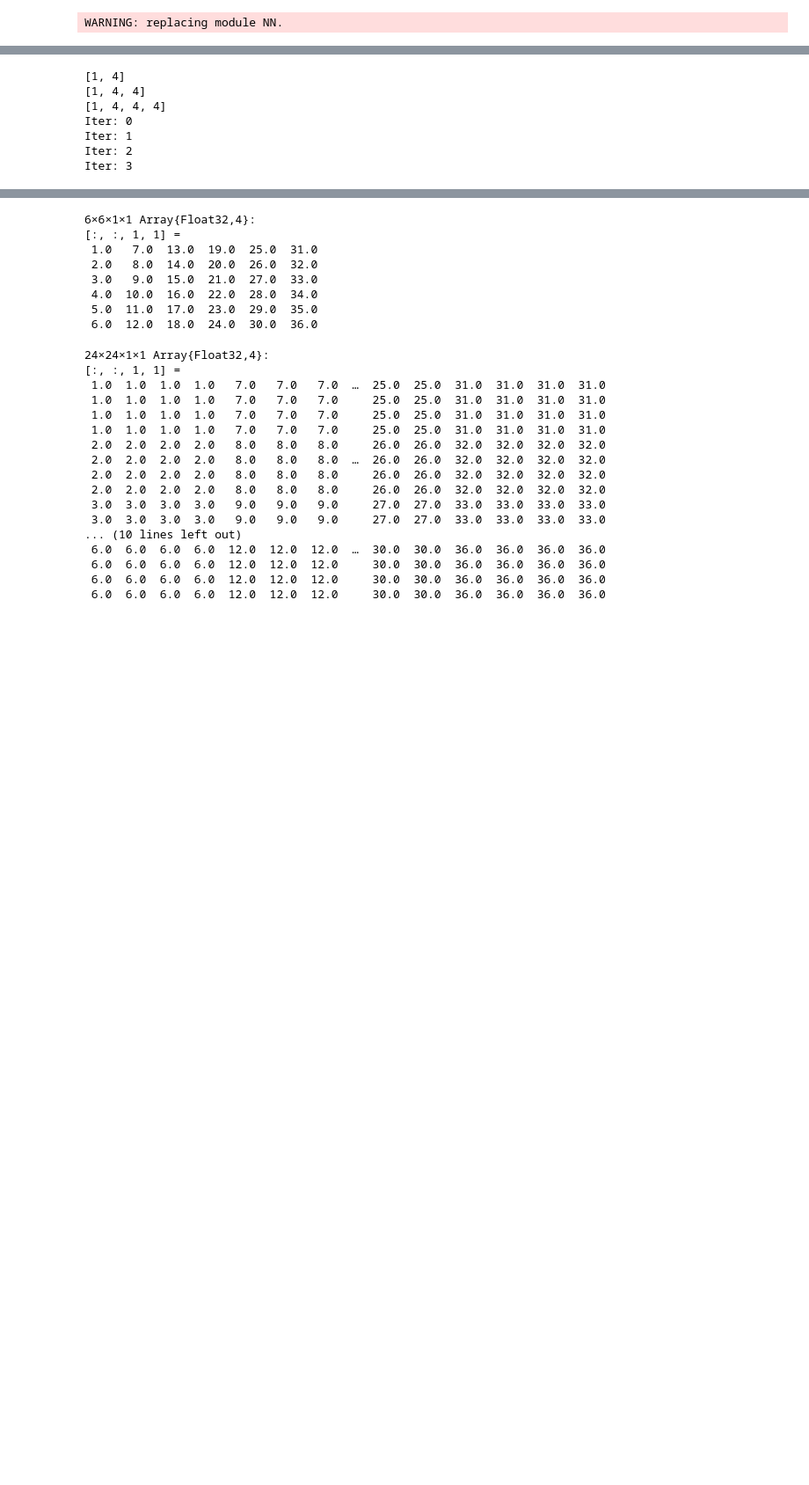
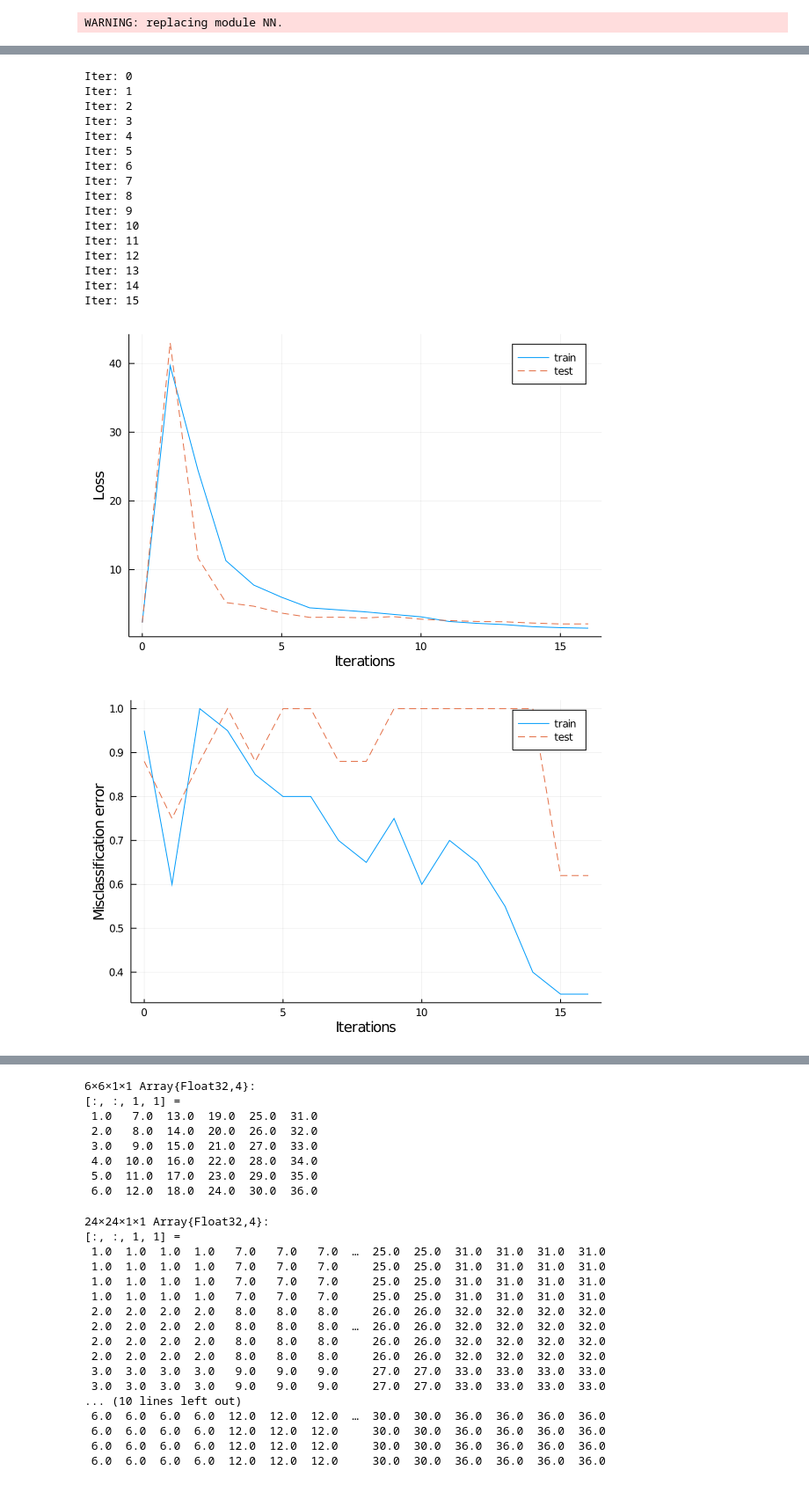
Before and after one commit to bcsefercik/yolo-julia, a Jupyter notebook: layer_test.ipynb, the cells around one changed output, grey strips where cells are left out. Shown: that part at 88% size. Cells and saved outputs as stored; diff of their text form; code cells hidden in the pictures; blank space fills up the shorter version.

Commit message:
darknet done

```diff
--- a/layer_test.ipynb
+++ b/layer_test.ipynb
@@ -167,0 +210,9 @@ end
+# %%
+size(xtrn)
+# darknet(xtst[:, :, :, 1:10]; verbose=true)
+
+model = NN.Chain(
+    darknet,
+    NN.Dense(587520,10,identity)
+)
+# x = model(xtst[:, :, :, 1:4])
@@ -197,48 +250,62 @@ train! (generic function with 5 methods)
 Random.seed!(13)
 
 model = NN.Chain(
-    NN.Conv2d(1, 3, 5),
+    NN.Conv2d(1, 1, 5),
     NN.LeakyReLU(),
     NN.Upsample2d(2),
-    NN.Dense(6912,10,identity),
+    NN.Dense(2888000,10,identity),
 )
 
 
+# model = NN.Chain(
+#     darknet,
+#     NN.Dense(587520,10,identity)
+# )
 
-mdefs = parse_model_cfg("dummy.cfg")
-layers, routes = create_modules(mdefs, 416)
-model = NN.Chain(
-    layers[1],
-    layers[2],
-    layers[3],
-    NN.Dense(12544,10,identity),
-)
+xtrn, ytrn = MNIST.traindata(Float32); ytrn[ytrn.==0] .= 10;
+xtst, ytst = MNIST.testdata(Float32);  ytst[ytst.==0] .= 10;
+xtrn = reshape(xtrn, (28, 28, 1, :))
+xtrn = xtrn[:,:,:,1:20]
+xtrn = unpool(xtrn; stride=14)
+xtst = reshape(xtst, (28, 28, 1, :))
+xtst = xtst[:,:,:,1:8]
+xtst = unpool(xtst; stride=14)
+dtrn = minibatch(xtrn, ytrn[1:20], 4; xsize = (380,380,1,:), xtype=Knet.atype(), shuffle=true);
+dtst = minibatch(xtst, ytst[1:8], 4; xsize = (380,380,1,:), xtype=Knet.atype());
 
-# Minibatches
-dtrn = minibatch(xtrn, ytrn, 200; xsize = (28,28,1,:), xtype=Knet.atype(), shuffle=true);
-dtst = minibatch(xtst, ytst, 200; xsize = (28,28,1,:), xtype=Knet.atype());
 
 iters, trnloss, trnacc, tstloss, tstacc = train!(
     model, dtrn, dtst;
     period=1, iters=16, lr=0.15, optimizer=sgd!);
 
 # @time train!(
 #     model, dtrn, dtst;
 #     period=1, iters=10, lr=0.15, optimizer=sgd!);
 
 println("Train loss: $(round(trnloss[end], digits=2)), Best train accuracy: $(ceil(maximum(trnacc), digits=2))")
 println("Test loss: $(round(tstloss[end], digits=2)), Best test accuracy: $(ceil(maximum(tstacc), digits=2))")
 
 plot(iters, trnloss, label="train", xlabel="Iterations", ylabel="Loss")
 display(plot!(iters, tstloss, label="test"))
 
 plot(iters, round.(1 .- trnacc, digits=2), label="train", xlabel="Iterations", ylabel="Misclassification error")
 display(plot!(iters, round.(1 .- tstacc, digits=2), label="test"))
 # %% [output]
-[1, 4]
-[1, 4, 4]
-[1, 4, 4, 4]
 Iter: 0
 Iter: 1
 Iter: 2
 Iter: 3
+Iter: 4
+Iter: 5
+Iter: 6
+Iter: 7
+Iter: 8
+Iter: 9
+Iter: 10
+Iter: 11
+Iter: 12
+Iter: 13
+Iter: 14
+Iter: 15
+[figure, added]
+[figure, added]
```
Also changed, not shown: parts of 8 cells of this notebook, 3 other files.
